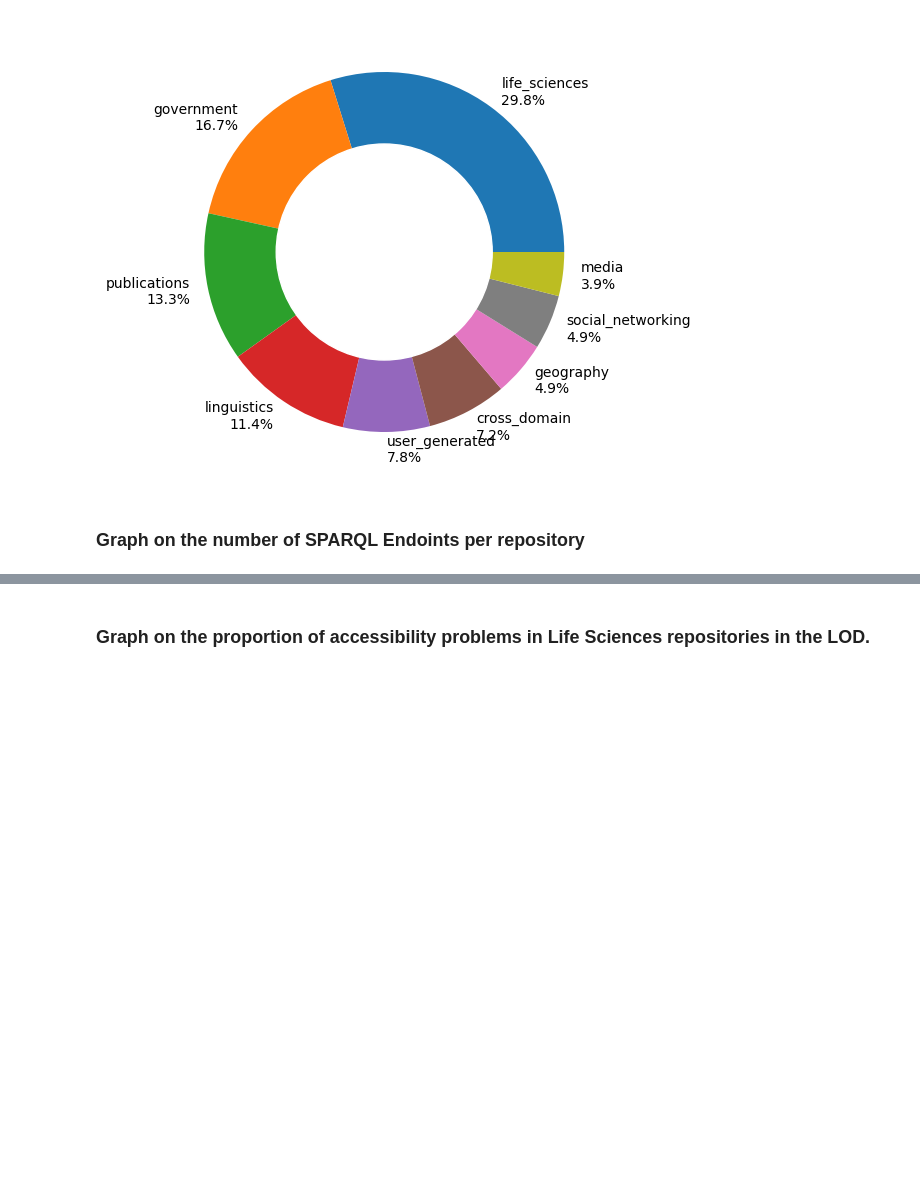
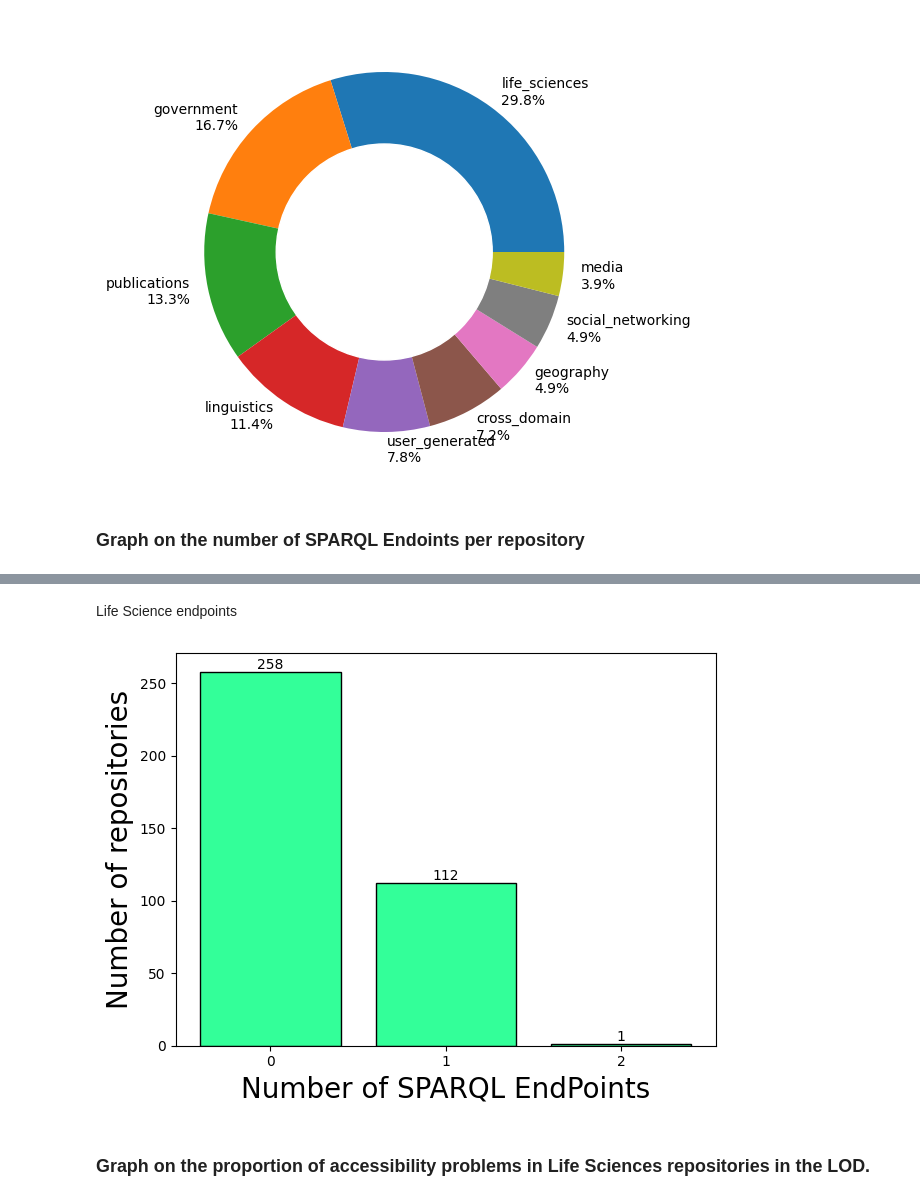
Before and after one commit to KhaosResearch/LOD, a Jupyter notebook: Graphics.ipynb, the cells around one changed output, grey strips where cells are left out. Cells and saved outputs as stored; diff of their text form; code cells hidden in the pictures; blank space fills up the shorter version.

```diff
--- a/Graphics.ipynb
+++ b/Graphics.ipynb
@@ -86,3 +87,41 @@ plt.savefig("SPARQLEndpoints.png", dpi=199)
+# %% [markdown]
+Life Science endpoints
+# %%
+is_life_sciences = final_data['domain'] == "life_sciences"
+
+life_sciences = final_data[is_life_sciences]
+
+sparql = life_sciences.loc[:,"sparql"]
+
+list_sparql = []
+
+for i in range(0,len(sparql)):
+    element = str(sparql[i])
+    endpoints = element.count('title')
+    list_sparql.append(str(endpoints))
+
+unique_list_sparql = list(dict.fromkeys(list_sparql))
+unique_list_sparql.sort()
+
+list_frequency = []
+
+for num in unique_list_sparql:
+    frequency = list_sparql.count(num)
+    list_frequency.append(frequency)
+
+plt.bar(unique_list_sparql, list_frequency, color = '#33FF99', edgecolor = 'black')
+
+for index, value in enumerate(list_frequency):
+    plt.text(index, value,
+             str(value), horizontalalignment= 'center', verticalalignment='bottom')
+
+plt.xlabel('Number of SPARQL EndPoints', fontsize = 20)
+plt.ylabel('Number of repositories', fontsize = 20)
+
+plt.tight_layout()
+plt.savefig("LSEndpoints.png", dpi=199)
+# %% [output]
+[figure, added]
 # %% [markdown]
 ### Graph on the proportion of accessibility problems in Life Sciences repositories in the LOD.
 # %%
```
Also changed, not shown: parts of 3 cells of this notebook, 1 other file.
